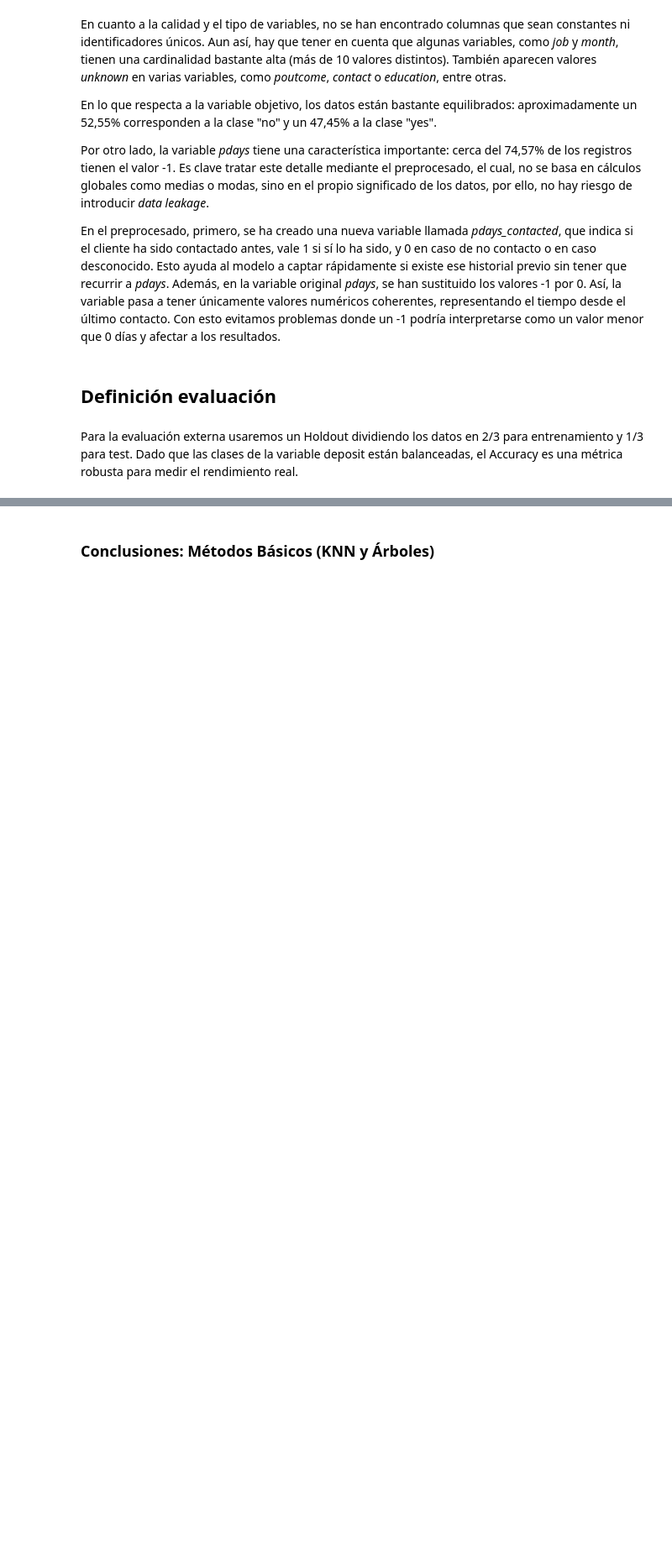
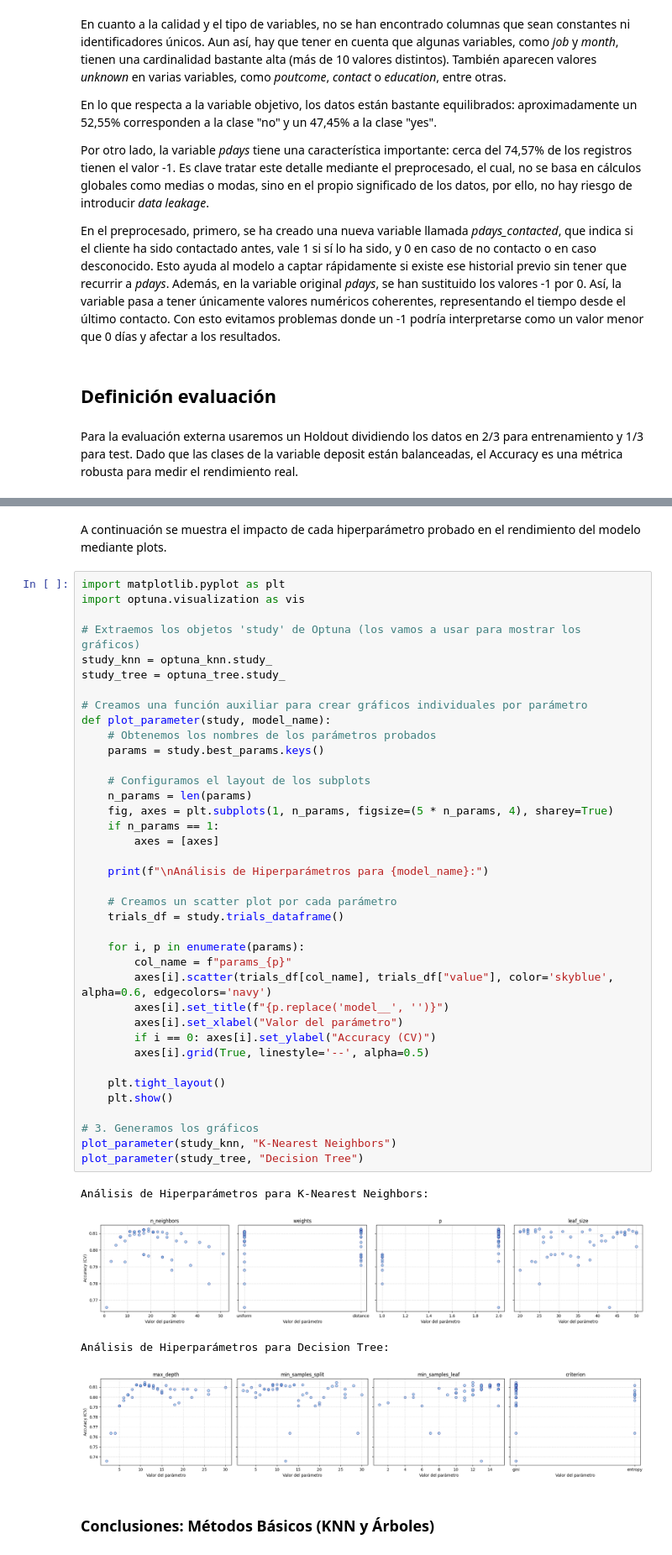
Before and after one commit to mmanchado6/P1_Machine_learning, a Jupyter notebook: Notebook.ipynb, the cells around one changed output, grey strips where cells are left out. Shown at 84% size. Drawn from its saved outputs; the diff is of its cells as text; blank space fills up the shorter version.

```diff
--- a/Notebook.ipynb
+++ b/Notebook.ipynb
@@ -354,2 +499,47 @@ NameError: name 'param_knn' is not defined
+# %% [markdown]
+A continuación se muestra el impacto de cada hiperparámetro probado en el rendimiento del modelo mediante plots.
+# %%
+import matplotlib.pyplot as plt
+import optuna.visualization as vis
+
+# Extraemos los objetos 'study' de Optuna (los vamos a usar para mostrar los gráficos)
+study_knn = optuna_knn.study_
+study_tree = optuna_tree.study_
+
+# Creamos una función auxiliar para crear gráficos individuales por parámetro
+def plot_parameter(study, model_name):
+    # Obtenemos los nombres de los parámetros probados
+    params = study.best_params.keys()
+
+    # Configuramos el layout de los subplots
+    n_params = len(params)
+    fig, axes = plt.subplots(1, n_params, figsize=(5 * n_params, 4), sharey=True)
+    if n_params == 1:
+        axes = [axes]
+
+    print(f"\nAnálisis de Hiperparámetros para {model_name}:")
+
+    # Creamos un scatter plot por cada parámetro
+    trials_df = study.trials_dataframe()
+
+    for i, p in enumerate(params):
+        col_name = f"params_{p}"
+        axes[i].scatter(trials_df[col_name], trials_df["value"], color='skyblue', alpha=0.6, edgecolors='navy')
+        axes[i].set_title(f"{p.replace('model__', '')}")
+        axes[i].set_xlabel("Valor del parámetro")
+        if i == 0: axes[i].set_ylabel("Accuracy (CV)")
+        axes[i].grid(True, linestyle='--', alpha=0.5)
+
+    plt.tight_layout()
+    plt.show()
+
+# 3. Generamos los gráficos
+plot_parameter(study_knn, "K-Nearest Neighbors")
+plot_parameter(study_tree, "Decision Tree")
+# %% [output]
+Análisis de Hiperparámetros para K-Nearest Neighbors:
+[figure, added]
+Análisis de Hiperparámetros para Decision Tree:
+[figure, added]
 # %% [markdown]
 ### Conclusiones: Métodos Básicos (KNN y Árboles)
```
Also changed, not shown: parts of 24 cells of this notebook.
